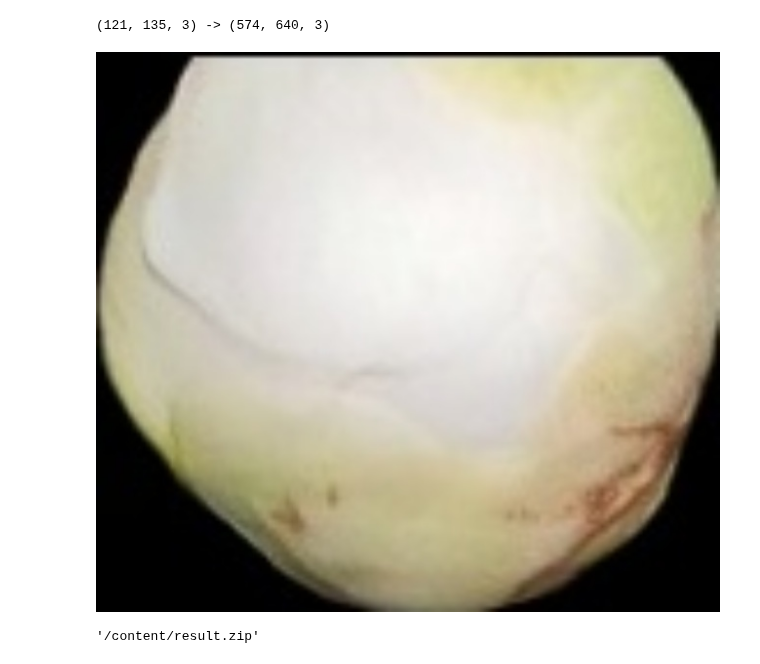
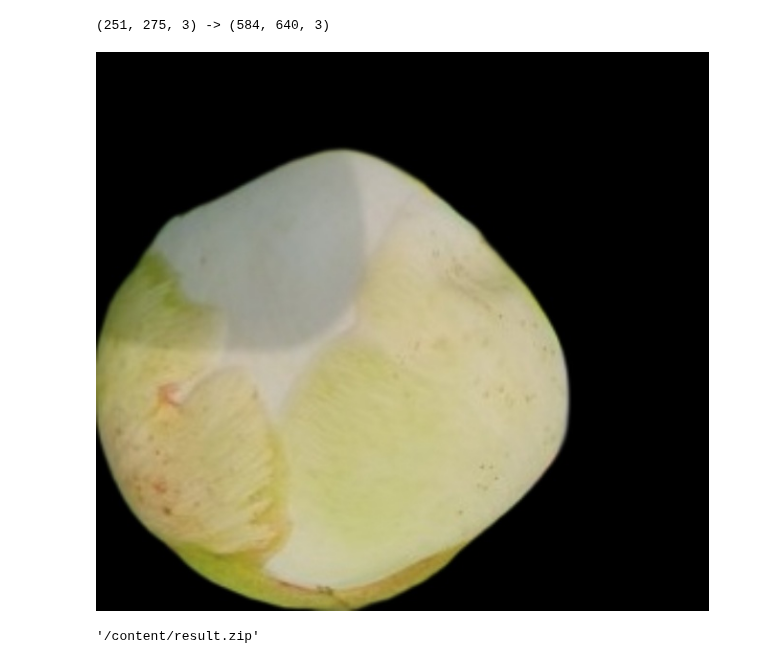
Before and after one commit to 1900690/image-movie-editing, a Jupyter notebook: 画像リサイズ.ipynb, the cells around one changed output. Drawn from its saved outputs; the diff is of its cells as text; code cells hidden in the pictures.

```diff
--- a/画像リサイズ.ipynb
+++ b/画像リサイズ.ipynb
@@ -5,16 +3,16 @@ shutil.rmtree("/content/syakuyaku-semantic-augmented-black-back_20250211005341")
 # %%
-#ライブラリをインポート(機能を使えるようにする)
+#@title 画像を取得
 import shutil
 import os
 
-#すでにフォルダがある場合は消す
-if os.path.exists("/content/datasets"):
-  shutil.rmtree("/content/datasets")
+file_name ="kensyou-bud-original.zip"
 
-#データをアップロード
-file_name ="syakuyaku-semantic-augmented-black-back_20250211010112.zip"
+if os.path.exists('/content/foward'):
+    shutil.rmtree("/content/foward")
+
 #データを解凍
 shutil.unpack_archive('/content/'+file_name, '/content/')
+os.rename('/content/'+os.path.splitext(file_name)[0]+'/', '/content/foward/')
 #zipを消す
 os.remove('/content/'+file_name)
 # %%
@@ -47,36 +45,37 @@ def scale_box(img, width, height):
 import glob
 import os
 import csv
 import pprint
+import cv2
 
 if os.path.exists("/content/result"):
   shutil.rmtree("/content/result")
 if os.path.exists("/content/sample_writer_row.csv"):
   os.remove("/content/sample_writer_row.csv")
 
 
 os.makedirs('/content/result')
 
 with open('/content/sample_writer_row.csv', 'w') as f:
     writer = csv.writer(f)
     writer.writerow(["name","Width","Height","x1","y1","x2","y2"])
 
-file_list = sorted(glob.glob('/content/syakuyaku-semantic-augmented-black-back_20250211010112/*.jpg'))
+file_list = sorted(glob.glob('/content/foward/*.png'))
 
 for file_name in file_list:
   img = cv2.imread(file_name)
   dst = scale_box(img, 640, 640)
   cv2.imwrite('/content/result/'+os.path.basename(file_name), dst)
 
   with open('/content/sample_writer_row.csv', 'a') as f:
     writer = csv.writer(f)
     writer.writerows([[os.path.basename(file_name),dst.shape[0],dst.shape[1],1,1,dst.shape[:2][1]-1,dst.shape[:2][0]-1]])
 
 print(f"{img.shape} -> {dst.shape}")
 imshow(dst)
 # %% [output]
-(121, 135, 3) -> (574, 640, 3)
+(251, 275, 3) -> (584, 640, 3)
-[figure, old version]
+[figure, new version]
 # %%
 #@markdown 作ったファイルをダウンロード
 import shutil
```
Also changed, not shown: parts of 2 cells of this notebook.
